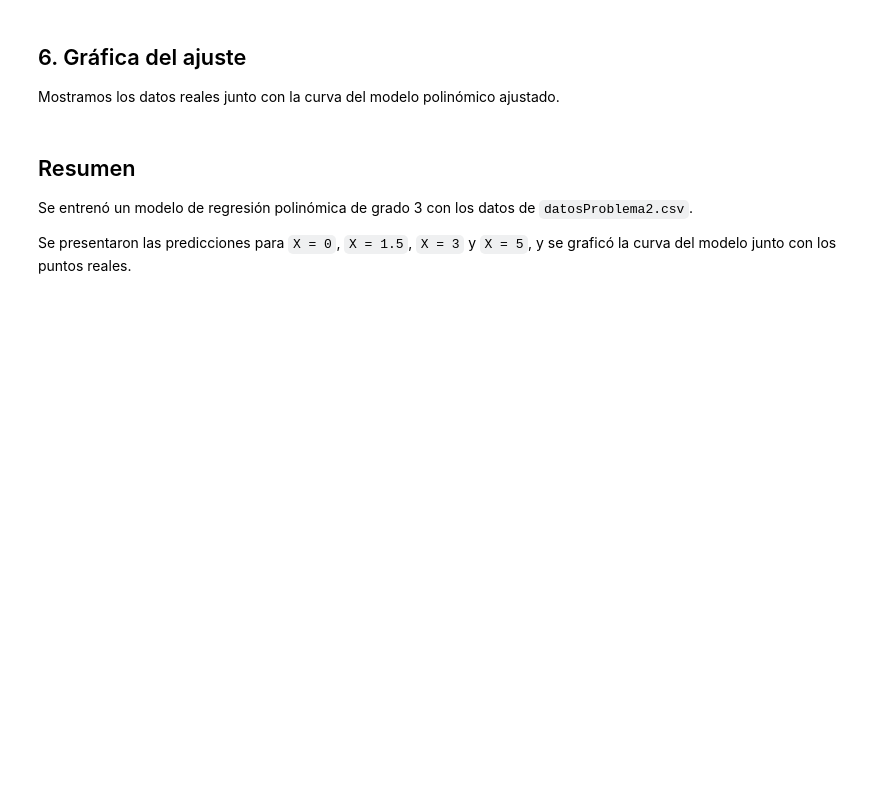
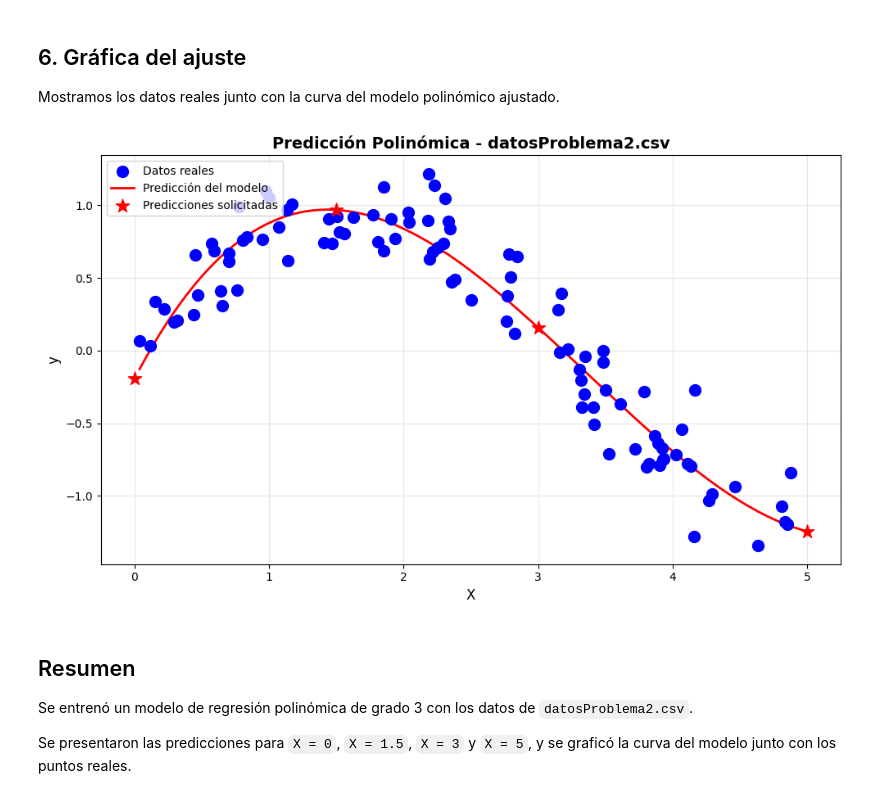
Before and after one commit to Jrgil20/IA-AprendizajeAutomatico_Labs, a Jupyter notebook: Lab3_Regresion/Act2/prediccionPolinomio.ipynb, the cells around one changed output. Drawn from its saved outputs; the diff is of its cells as text; code cells hidden in the pictures; blank space fills up the shorter version.

```diff
--- a/Lab3_Regresion/Act2/prediccionPolinomio.ipynb
+++ b/Lab3_Regresion/Act2/prediccionPolinomio.ipynb
@@ -69,21 +96,30 @@ print(f'R² del modelo: {r2:.4f}')
 
 Mostramos los datos reales junto con la curva del modelo polinómico ajustado.
 # %%
-X_linea = np.linspace(datos['X'].min(), datos['X'].max(), 200).reshape(-1, 1)
+X_linea = np.linspace(datos['X'].min(), max(datos['X'].max(), valores_a_predecir.max()), 200).reshape(-1, 1)
 X_linea_polinomico = polinomio.transform(X_linea)
 y_linea = modelo.predict(X_linea_polinomico)
 
 plt.figure(figsize=(10, 6))
-plt.scatter(datos['X'], datos['y'], color='blue', label='Datos reales', s=50)
-plt.plot(X_linea, y_linea, color='red', linewidth=2, label='Ajuste polinómico grado 3')
-plt.scatter(valores_a_predecir, predicciones, color='green', s=80, marker='x', label='Predicciones solicitadas')
-plt.xlabel('X')
-plt.ylabel('y')
-plt.title('Regresión polinómica sobre datosProblema2.csv')
-plt.legend()
+
+# Graficar los datos reales
+plt.scatter(datos['X'], datos['y'], color='blue', s=100, label='Datos reales', zorder=3)
+
+# Graficar la curva de predicción
+plt.plot(X_linea, y_linea, color='red', linewidth=2, label='Predicción del modelo')
+
+# Señalar las predicciones solicitadas
+plt.scatter(valores_a_predecir, predicciones, color='red', s=150, marker='*', zorder=4, label='Predicciones solicitadas')
+
+plt.xlabel('X', fontsize=12)
+plt.ylabel('y', fontsize=12)
+plt.title('Predicción Polinómica - datosProblema2.csv', fontsize=14, fontweight='bold')
+plt.legend(loc='upper left', fontsize=10)
 plt.grid(True, alpha=0.3)
 plt.tight_layout()
 plt.show()
+# %% [output]
+[figure, added]
 # %% [markdown]
 ## Resumen
 
```
Also changed, not shown: parts of 4 cells of this notebook.
